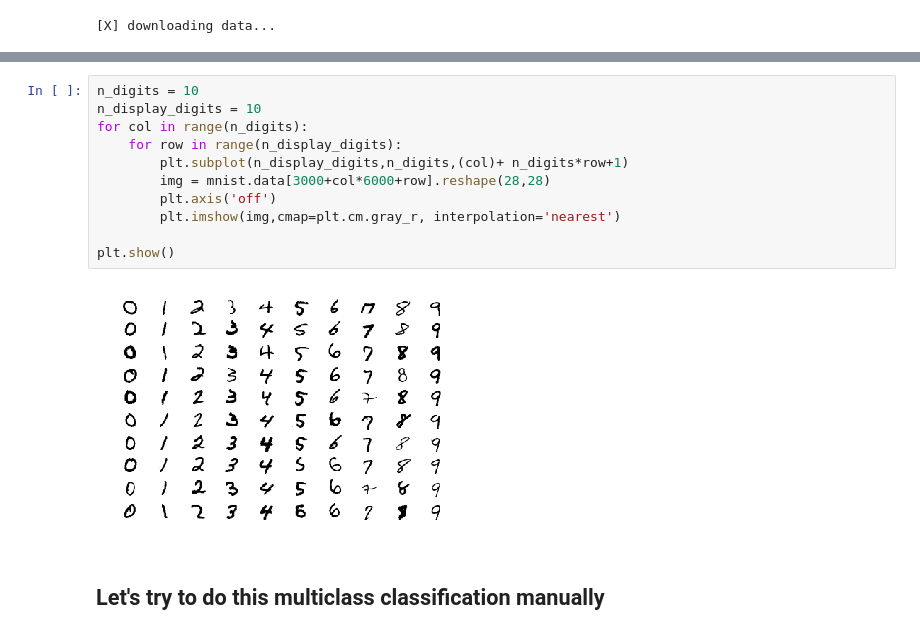
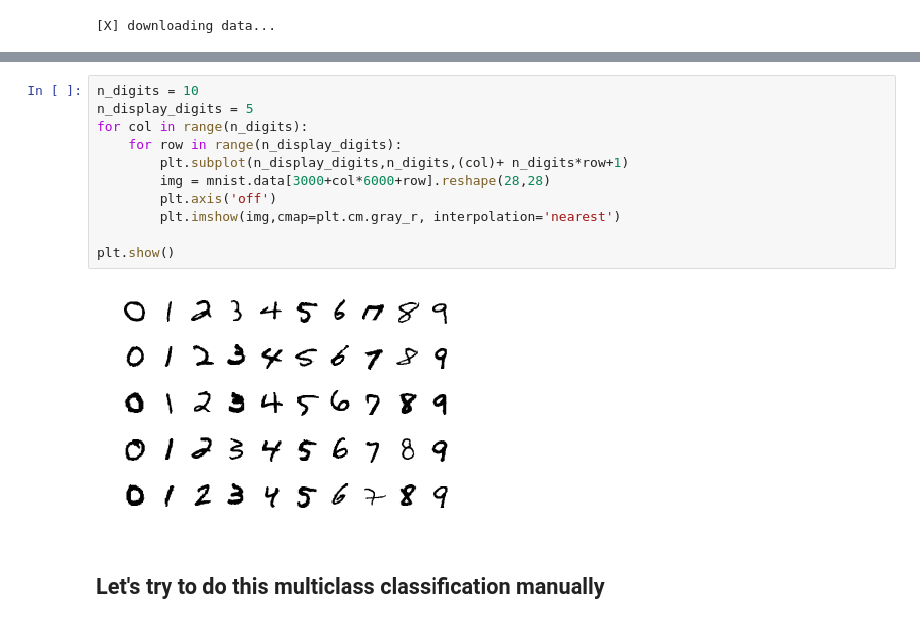
Before and after one commit to MrGreenRubato/notebooks, a Jupyter notebook: MLC/MLC_3_MultiClass_And_Neural_Networks/Multiclass Classification and Neural Networks.ipynb, the cells around one changed output, grey strips where cells are left out. Cells and saved outputs as stored; diff of their text form.

```diff
--- a/MLC/MLC_3_MultiClass_And_Neural_Networks/Multiclass Classification and Neural Networks.ipynb
+++ b/MLC/MLC_3_MultiClass_And_Neural_Networks/Multiclass Classification and Neural Networks.ipynb
@@ -28,16 +28,16 @@ array([6903, 7877, 6990, 7141, 6824, 6313, 6876, 7293, 6825, 6958], dtype=int64)
 # %%
 n_digits = 10
-n_display_digits = 10
+n_display_digits = 5
 for col in range(n_digits):
     for row in range(n_display_digits):
         plt.subplot(n_display_digits,n_digits,(col)+ n_digits*row+1)
         img = mnist.data[3000+col*6000+row].reshape(28,28)
         plt.axis('off')
         plt.imshow(img,cmap=plt.cm.gray_r, interpolation='nearest')
 
 plt.show()
 # %% [output]
-[figure, old version]
+[figure, new version]
 # %% [markdown]
 ## Let's try to do this multiclass classification manually
 # %%
```
Also changed, not shown: parts of 6 cells of this notebook, 1 other file.
